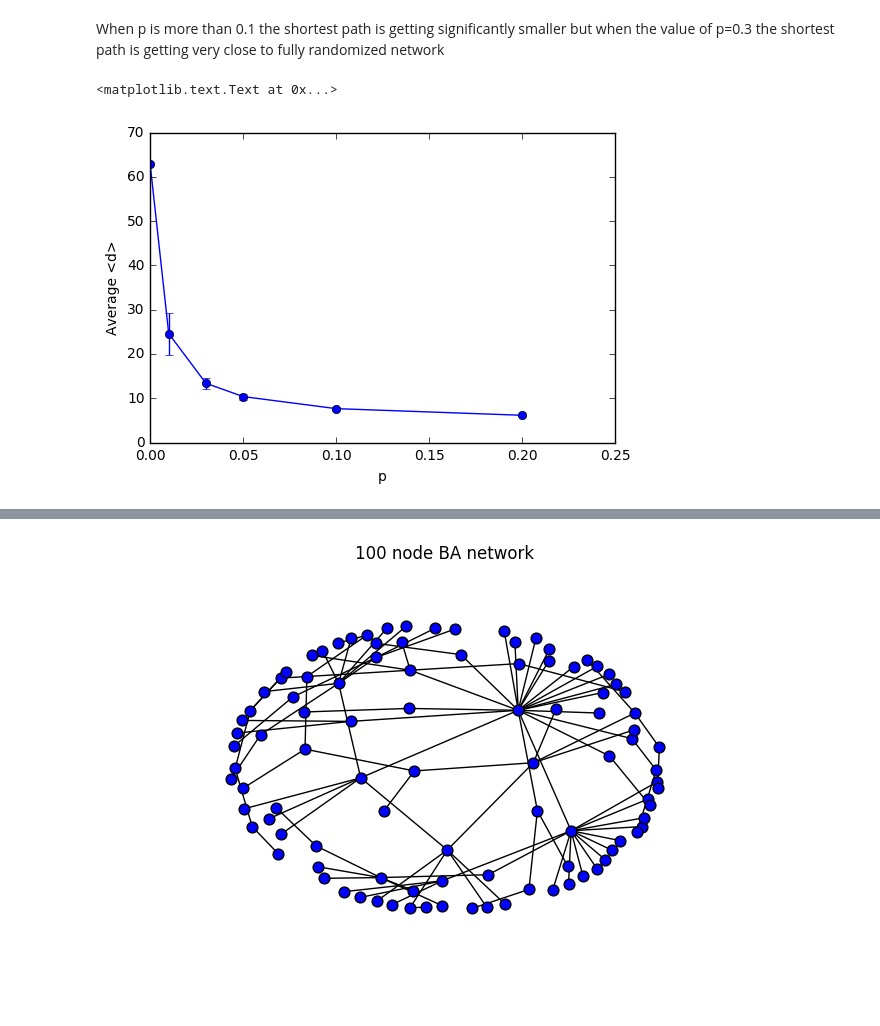
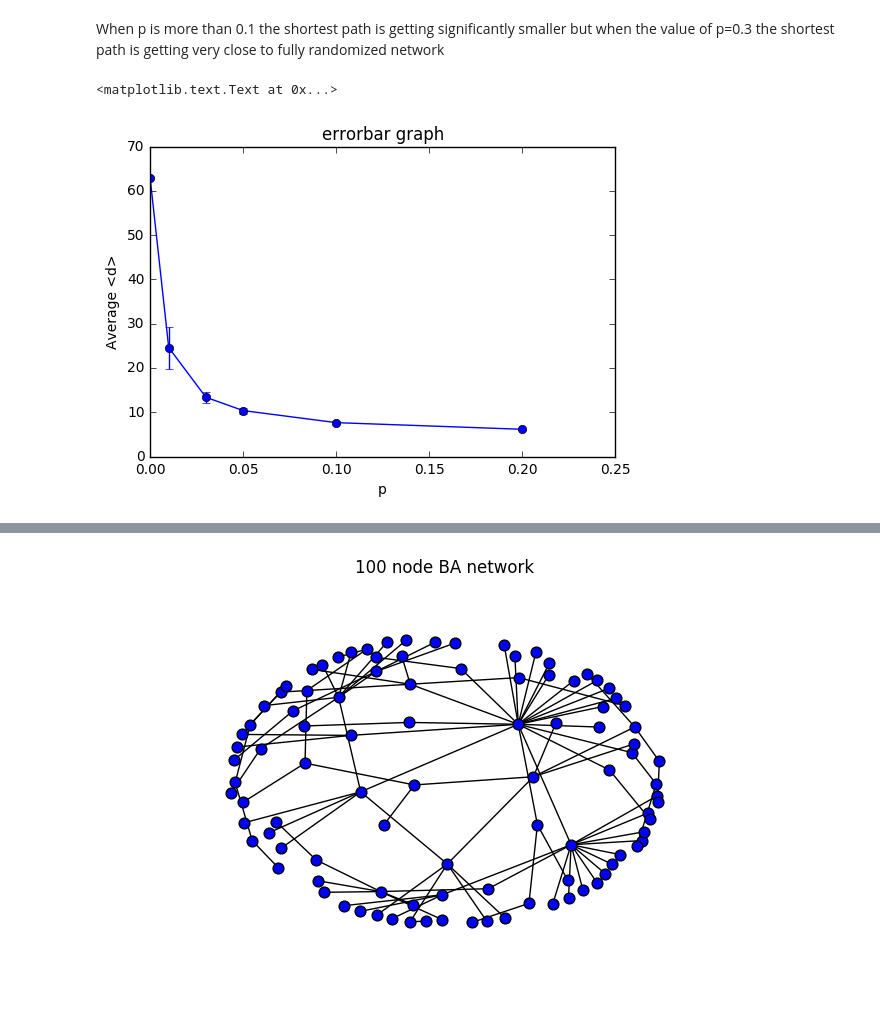
Before and after one commit to pay64k/social_graphs_2016, a Jupyter notebook: Assignment1/Assignment1.ipynb, the cells around one changed output, grey strips where cells are left out. Saved outputs shown, nothing was run; the diff lists cells and outputs as text; code cells hidden in the pictures.

```diff
--- a/Assignment1/Assignment1.ipynb
+++ b/Assignment1/Assignment1.ipynb
@@ -94,11 +95,12 @@ PlotSTD = np.array(STD)
 # %%
 plt.figure()
 plt.errorbar(plotRange,plotMean,PlotSTD, marker="o")
 plt.ylabel('Average <d>')
 plt.xlabel('p')
+plt.title("errorbar graph")
 # %% [output]
 <matplotlib.text.Text at 0x...>
-[figure, old version]
+[figure, new version]
 # %% [markdown]
 ## The Barabasi-Albert Model
 
```
Also changed, not shown: parts of 1 cell of this notebook.
